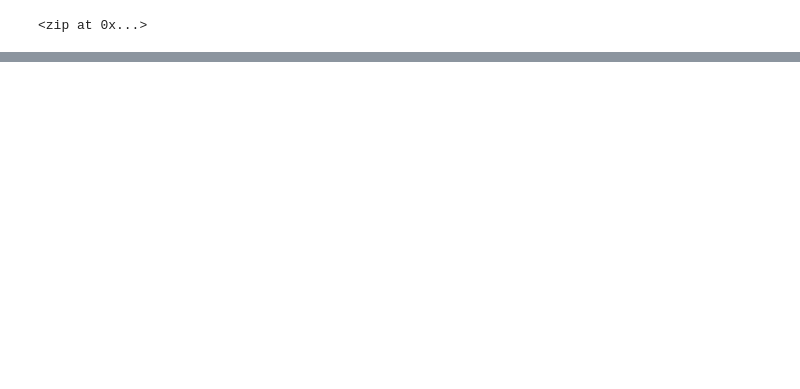
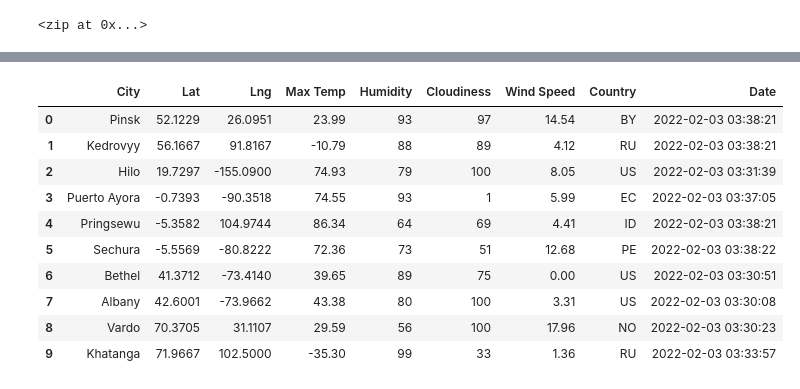
Before and after one commit to Veronicaywl/World_Weather_Analysis, a Jupyter notebook: WeatherPy.ipynb, the cells around one changed output, grey strips where cells are left out. Drawn from its saved outputs; the diff is of its cells as text; code cells hidden in the pictures; blank space fills up the shorter version.

```diff
--- a/WeatherPy.ipynb
+++ b/WeatherPy.ipynb
@@ -56,0 +67,2 @@ len(cities)
+# %%
+url = "http://api.openweathermap.org/data/2.5/weather?units=Imperial&APPID=" + weather_api_key
@@ -56,0 +150,16 @@ len(cities)
+# %%
+# Convert the array of dictionaries to a Pandas DataFrame.
+city_data_df = pd.DataFrame(city_data)
+city_data_df.head(10)
+# %% [output]
+|  | City | Lat | Lng | Max Temp | Humidity | Cloudiness | Wind Speed | Country | Date |
+| 0 | Pinsk | 52.1229 | 26.0951 | 23.99 | 93 | 97 | 14.54 | BY | 2022-02-03 03:38:21 |
+| 1 | Kedrovyy | 56.1667 | 91.8167 | -10.79 | 88 | 89 | 4.12 | RU | 2022-02-03 03:38:21 |
+| 2 | Hilo | 19.7297 | -155.0900 | 74.93 | 79 | 100 | 8.05 | US | 2022-02-03 03:31:39 |
+| 3 | Puerto Ayora | -0.7393 | -90.3518 | 74.55 | 93 | 1 | 5.99 | EC | 2022-02-03 03:37:05 |
+| 4 | Pringsewu | -5.3582 | 104.9744 | 86.34 | 64 | 69 | 4.41 | ID | 2022-02-03 03:38:21 |
+| 5 | Sechura | -5.5569 | -80.8222 | 72.36 | 73 | 51 | 12.68 | PE | 2022-02-03 03:38:22 |
+| 6 | Bethel | 41.3712 | -73.4140 | 39.65 | 89 | 75 | 0.00 | US | 2022-02-03 03:30:51 |
+| 7 | Albany | 42.6001 | -73.9662 | 43.38 | 80 | 100 | 3.31 | US | 2022-02-03 03:30:08 |
+| 8 | Vardo | 70.3705 | 31.1107 | 29.59 | 56 | 100 | 17.96 | NO | 2022-02-03 03:30:23 |
+| 9 | Khatanga | 71.9667 | 102.5000 | -35.30 | 99 | 33 | 1.36 | RU | 2022-02-03 03:33:57 |
```
Also changed, not shown: parts of 6 cells of this notebook, 8 other files.
